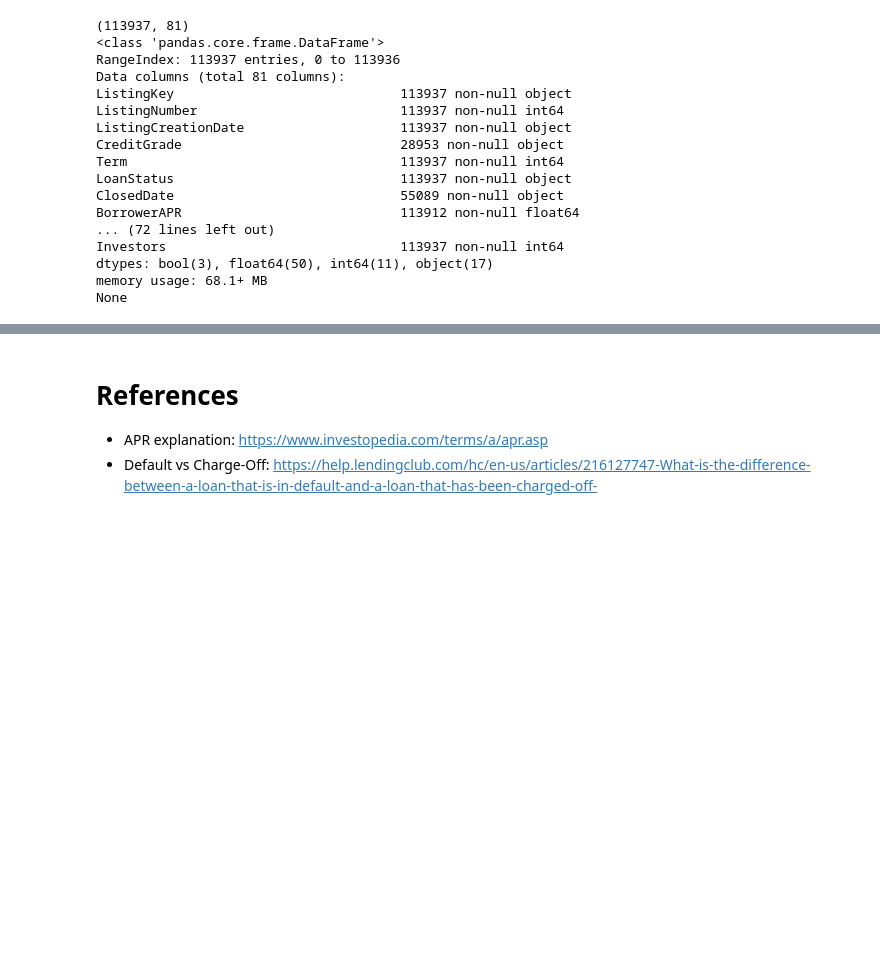
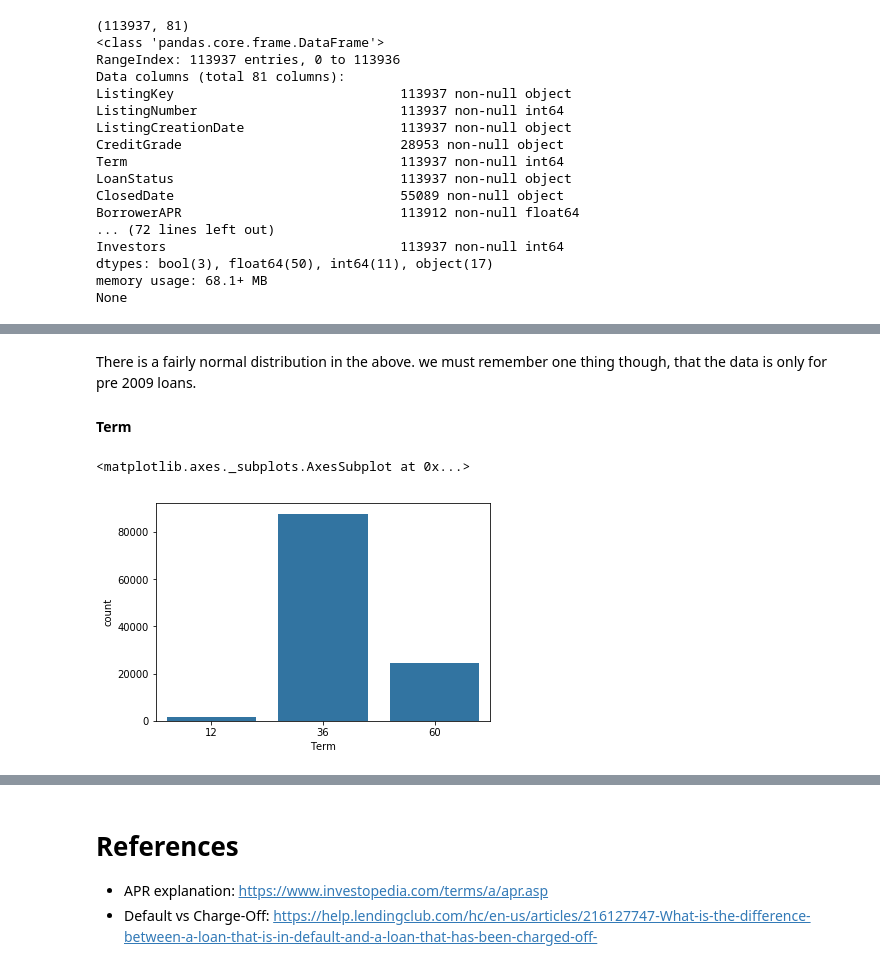
Before and after one commit to rashokanand/explore_prosper_loan_data, a Jupyter notebook: exploration_notebook.ipynb, the cells around one changed output, grey strips where cells are left out. Saved outputs shown, nothing was run; the diff lists cells and outputs as text; code cells hidden in the pictures; blank space fills up the shorter version.

```diff
--- a/exploration_notebook.ipynb
+++ b/exploration_notebook.ipynb
@@ -50,0 +122,10 @@ None
+# %% [markdown]
+There is a fairly normal distribution in the above. we must remember one thing though, that the data is only for pre 2009 loans.
+#### Term
+# %%
+#cat_order = ['AA','A','B','C','D','E','HR','NC']
+base_color = sb.color_palette()[0]
+sb.countplot(data = prosper_df, x = 'Term',color = base_color)#,order = cat_order)
+# %% [output]
+<matplotlib.axes._subplots.AxesSubplot at 0x...>
+[figure, added]
```
Also changed, not shown: parts of 21 cells of this notebook.
